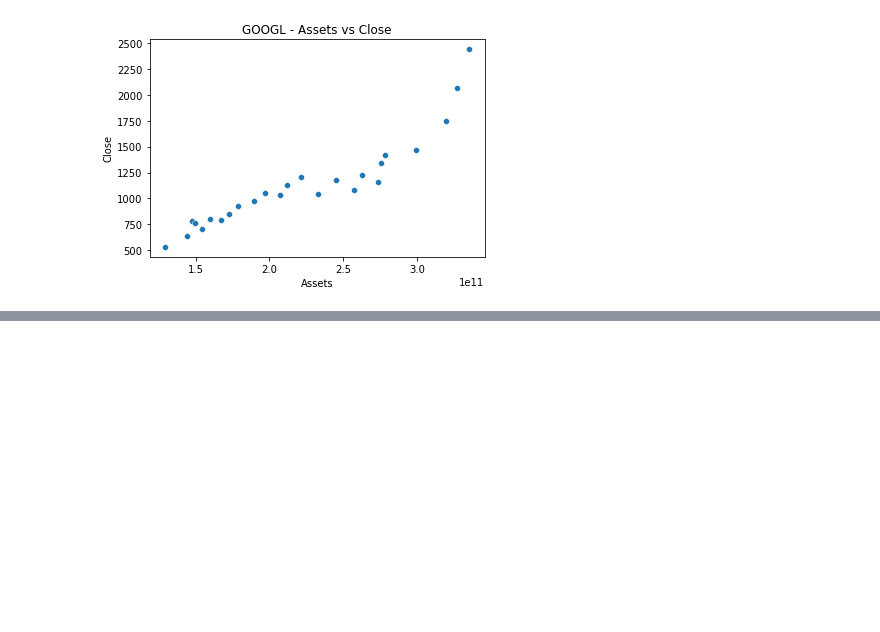
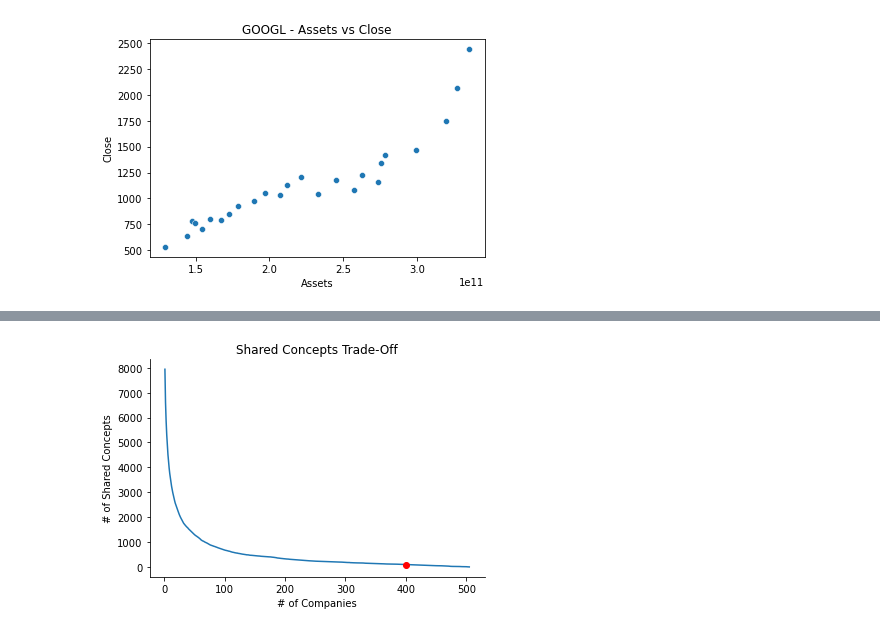
Before and after one commit to tjkyner/stock-kpis, a Jupyter notebook: eda.ipynb, the cells around one changed output, grey strips where cells are left out. Saved outputs shown, nothing was run; the diff lists cells and outputs as text; code cells hidden in the pictures; blank space fills up the shorter version.

Commit message:
initial exploration of common concepts

```diff
--- a/eda.ipynb
+++ b/eda.ipynb
@@ -198,0 +209,9 @@ plot_scatter('GOOGL', 'Assets')
+# %%
+all_concepts = []
+for i, ticker in enumerate(tickers):
+    print(f'{i+1} / {len(tickers)}', end='\r')
+    try:
+        all_concepts.append(list(get_company_concepts(ticker)))
+    except FileNotFoundError as e:
+        print(f'Issue with ticker #{i+1} ({ticker}): {e}')
+        pass
@@ -198,0 +230,3 @@ plot_scatter('GOOGL', 'Assets')
+# %%
+c = Counter(item for sublist in all_concepts for item in sublist)
+len(c)
@@ -198,0 +238,12 @@ plot_scatter('GOOGL', 'Assets')
+# %%
+x = [i for i in range(1, len(tickers)+1)]
+y = [len([item for item in c.items() if item[1] >= i]) for i in x]
+
+sns.lineplot(x, y)
+plt.plot(400, y[400], marker='o', color='red')
+plt.ylabel('# of Shared Concepts')
+plt.xlabel('# of Companies')
+plt.title('Shared Concepts Trade-Off')
+sns.despine();
+# %% [output]
+[figure, added]
```
Also changed, not shown: parts of 8 cells of this notebook.
